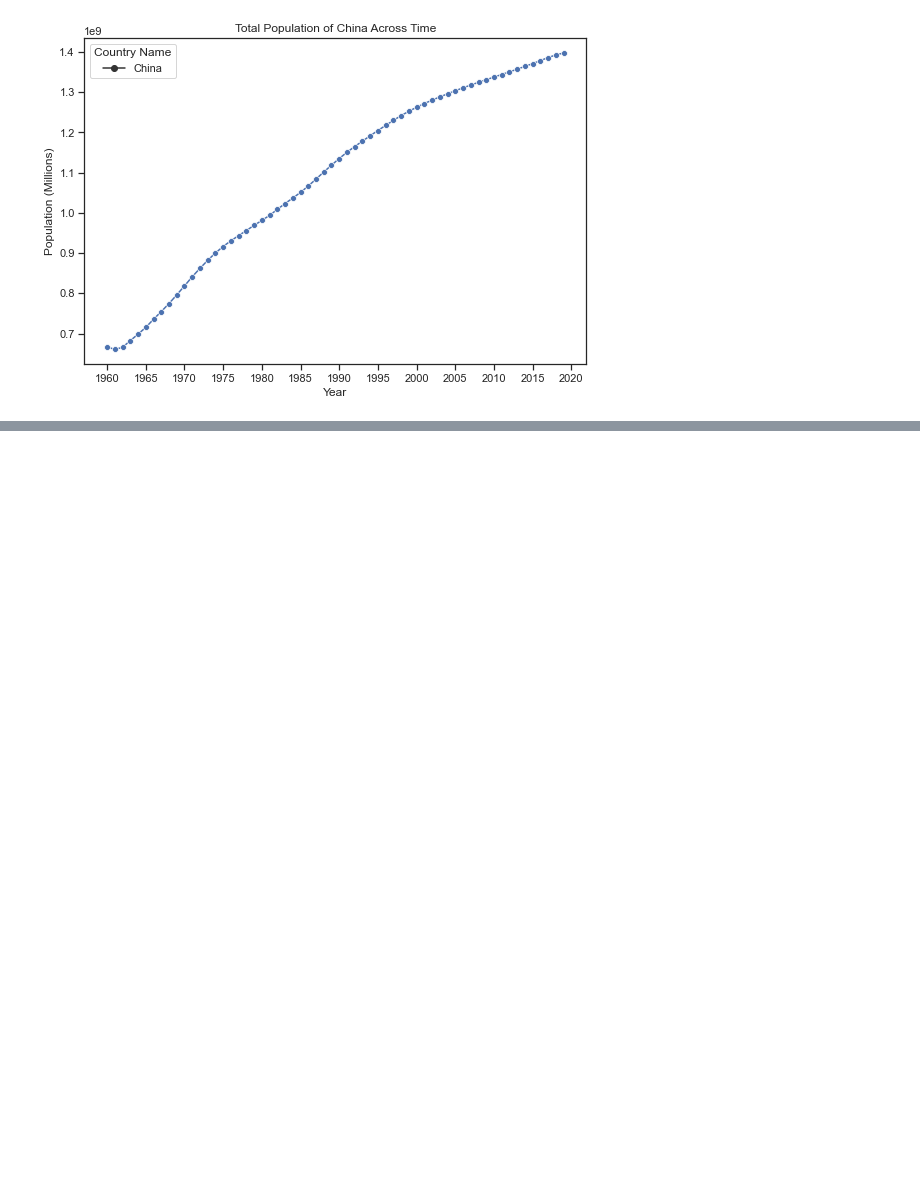
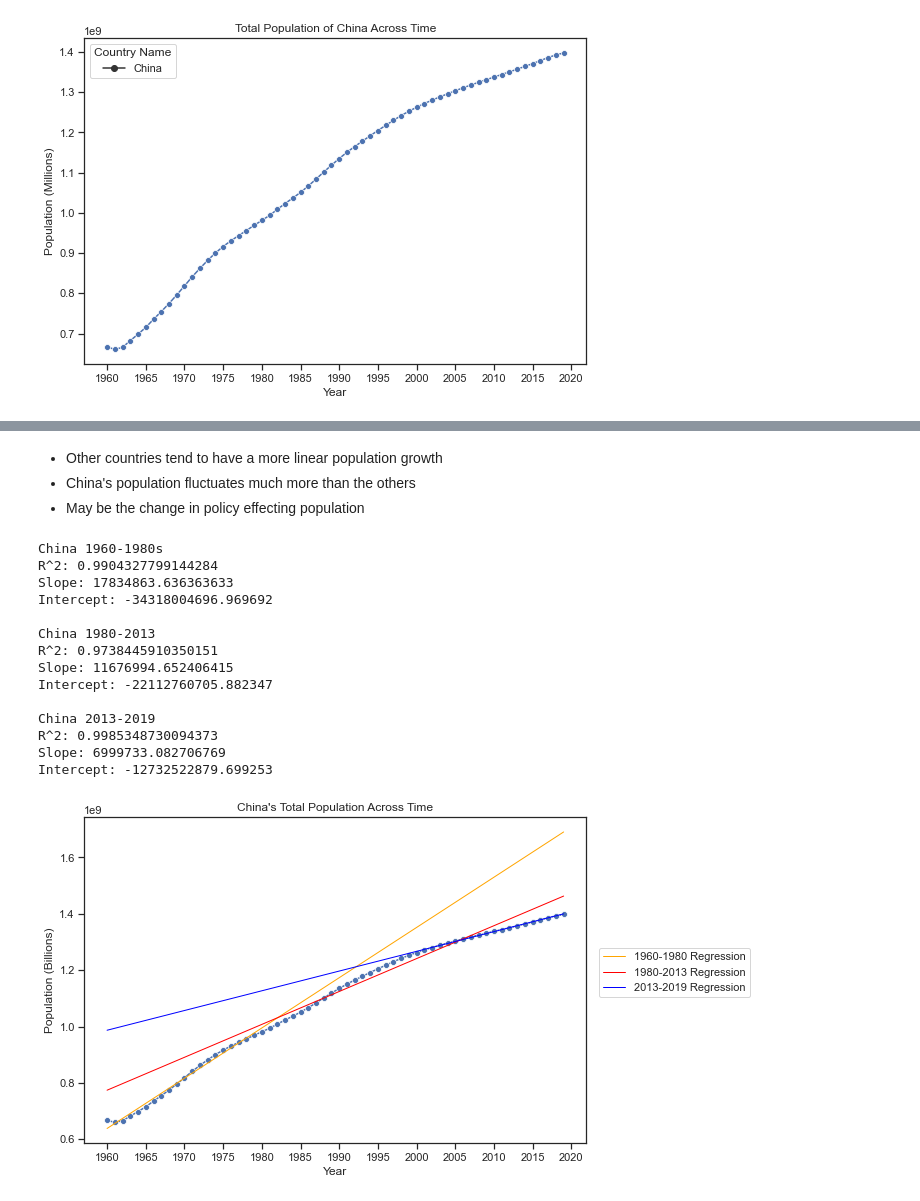
Before and after one commit to annapoliswu/CISC367_Final, a Jupyter notebook: messy-china-population-analysis.ipynb, the cells around one changed output, grey strips where cells are left out. Drawn from its saved outputs; the diff is of its cells as text; code cells hidden in the pictures; blank space fills up the shorter version.

```diff
--- a/messy-china-population-analysis.ipynb
+++ b/messy-china-population-analysis.ipynb
@@ -124,0 +219,55 @@ plt.show()
+# %% [markdown]
+* Other countries tend to have a more linear population growth
+* China's population fluctuates much more than the others
+* May be the change in policy effecting population
+# %%
+fig, ax = plt.subplots()
+chinaTotalPlot = sns.lineplot(x = 'Year',
+                        y = 'Population Total',
+                        data = chinaTotal,
+                        marker = 'o',
+                        markers = True,
+                        dashes = False,
+                        markersize = 6,
+                        palette = "Greys"
+)
+ax.xaxis.set_major_locator(plt.MultipleLocator(5))
+chinaTotalPlot.set(xlabel='Year', ylabel="Population (Billions)", title="China's Total Population Across Time")
+#plt.ylim(0)
+
+slope,intercept,score = linReg("China", 1960, 1980)
+print("China 1960-1980s" + "\nR^2: " + str(score) + "\nSlope: "+ str(slope) + "\nIntercept: "+ str(intercept) + "\n")
+xfit = np.linspace(1960,2019,100)
+yfit = slope * xfit + intercept
+plt.plot(xfit, yfit, color="orange", zorder=2, linewidth=1, label="1960-1980 Regression")
+
+slope,intercept,score = linReg("China", 1980, 2013)
+print("China 1980-2013" + "\nR^2: " + str(score) + "\nSlope: "+ str(slope) + "\nIntercept: "+ str(intercept) + "\n")
+xfit = np.linspace(1960,2019,100)
+yfit = slope * xfit + intercept
+plt.plot(xfit,yfit, color="red", zorder=2, linewidth=1,  label="1980-2013 Regression")
+
+slope,intercept,score = linReg("China", 2000, 2019)
+print("China 2013-2019" + "\nR^2: " + str(score) + "\nSlope: "+ str(slope) + "\nIntercept: "+ str(intercept) + "\n")
+xfit = np.linspace(1960,2019,100)
+yfit = slope * xfit + intercept
+plt.plot(xfit,yfit, color="blue", zorder=2, linewidth=1, label="2013-2019 Regression")
+
+plt.legend(bbox_to_anchor=(1.025, .6), loc=2, borderaxespad=0)
+plt.show()
+# %% [output]
+China 1960-1980s
+R^2: 0.9904327799144284
+Slope: 17834863.636363633
+Intercept: -34318004696.969692
+
+China 1980-2013
+R^2: 0.9738445910350151
+Slope: 11676994.652406415
+Intercept: -22112760705.882347
+
+China 2013-2019
+R^2: 0.9985348730094373
+Slope: 6999733.082706769
+Intercept: -12732522879.699253
+[figure, added]
```
Also changed, not shown: parts of 8 cells of this notebook.
